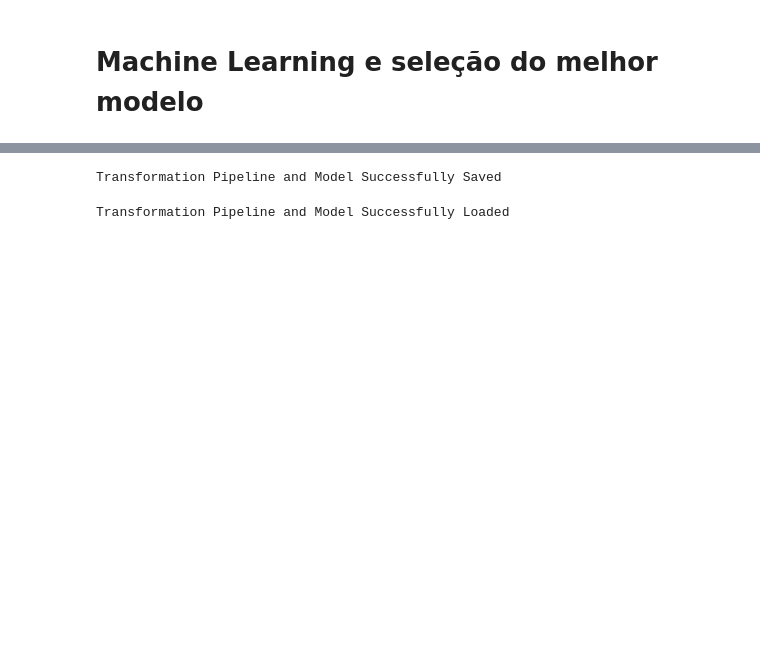
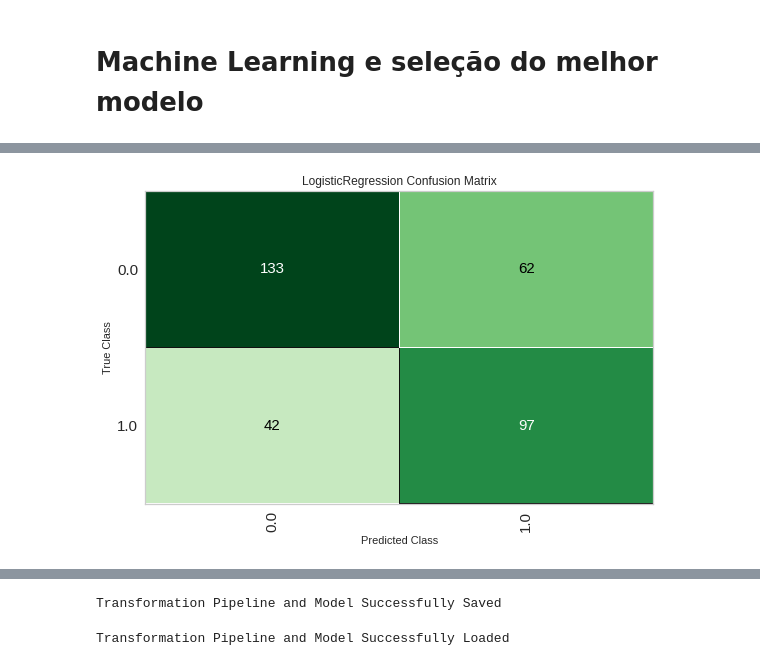
Before and after one commit to giu-ferreira-cientista/streamlit-ranking-plot, a Jupyter notebook: notebooks/ML_hipertensao.ipynb, the cells around one changed output, grey strips where cells are left out. Saved outputs shown, nothing was run; the diff lists cells and outputs as text; code cells hidden in the pictures; blank space fills up the shorter version.

```diff
--- a/notebooks/ML_hipertensao.ipynb
+++ b/notebooks/ML_hipertensao.ipynb
@@ -348,0 +351,5 @@ tuned_lr = tune_model(model
+# %%
+#plotting confusion matrix for predicted labels
+plot_model(tuned_lr, plot = 'confusion_matrix')
+# %% [output]
+[figure, added]
```
Also changed, not shown: parts of 15 cells of this notebook, 2 other files.
